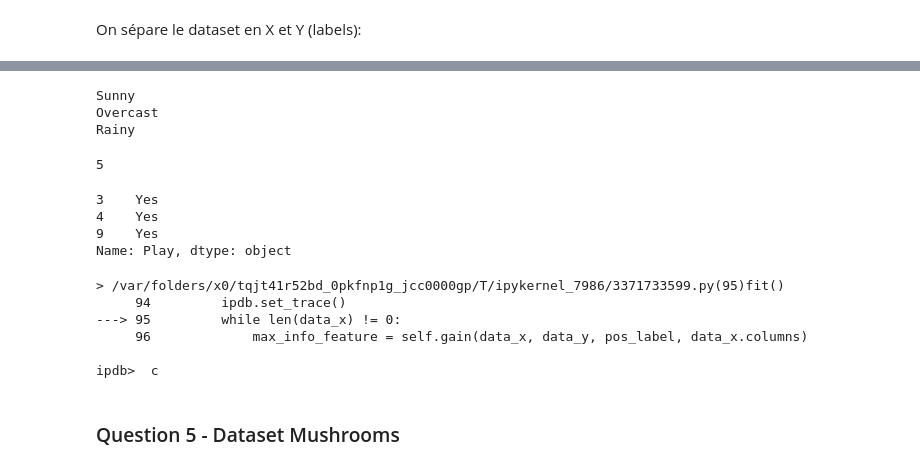
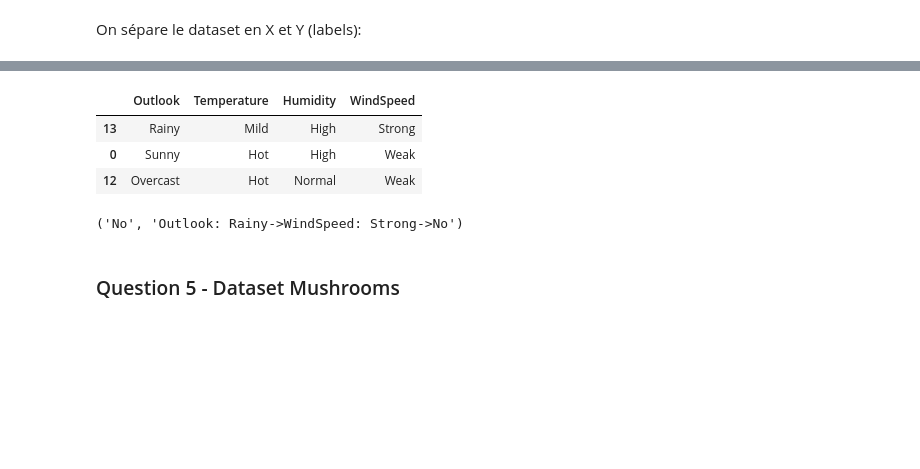
Before and after one commit to nhs2828/IA-Explicable, a Jupyter notebook: tme6/tme6.ipynb, the cells around one changed output, grey strips where cells are left out. Saved outputs shown, nothing was run; the diff lists cells and outputs as text; code cells hidden in the pictures; blank space fills up the shorter version.

```diff
--- a/tme6/tme6.ipynb
+++ b/tme6/tme6.ipynb
@@ -222,20 +173,0 @@ count_pos_neg(X_train, y_train, 'Yes', 'Temperature', 'Cool')
-# %%
-dict_value_counts = df['Outlook'].value_counts(sort=False)
-for value, count in dict_value_counts.items():
-    print(value)
-# %% [output]
-Sunny
-Overcast
-Rainy
-# %%
-df[df['Play'] == 'Yes'].count().shape[0]
-# %% [output]
-5
-# %%
-data = X_train[X_train['Outlook'] == 'Rainy']
-y_train.loc[data.index]
-# %% [output]
-3    Yes
-4    Yes
-9    Yes
-Name: Play, dtype: object
@@ -379,14 +290,17 @@ class MonArbre:
 # %%
 tree_xai = MonArbre()
-tree_xai.fit(X_train, y_train, 'Yes')
-predict = X_train.loc[2]
+tree_xai.fit(X_train, y_train)
+X_test
 # %% [output]
-> /var/folders/x0/tqjt41r52bd_0pkfnp1g_jcc0000gp/T/ipykernel_7986/3371733599.py(95)fit()
-     94         ipdb.set_trace()
----> 95         while len(data_x) != 0:
-     96             max_info_feature = self.gain(data_x, data_y, pos_label, data_x.columns)
-
-ipdb>  c
+|  | Outlook | Temperature | Humidity | WindSpeed |
+| 13 | Rainy | Mild | High | Strong |
+| 0 | Sunny | Hot | High | Weak |
+| 12 | Overcast | Hot | Normal | Weak |
+# %%
+predict = X_test.iloc[0]
+tree_xai.predict_xai(predict)
+# %% [output]
+('No', 'Outlook: Rainy->WindSpeed: Strong->No')
 # %% [markdown]
 ### Question 5 - Dataset Mushrooms
 # %%
```
Also changed, not shown: parts of 11 cells of this notebook.
